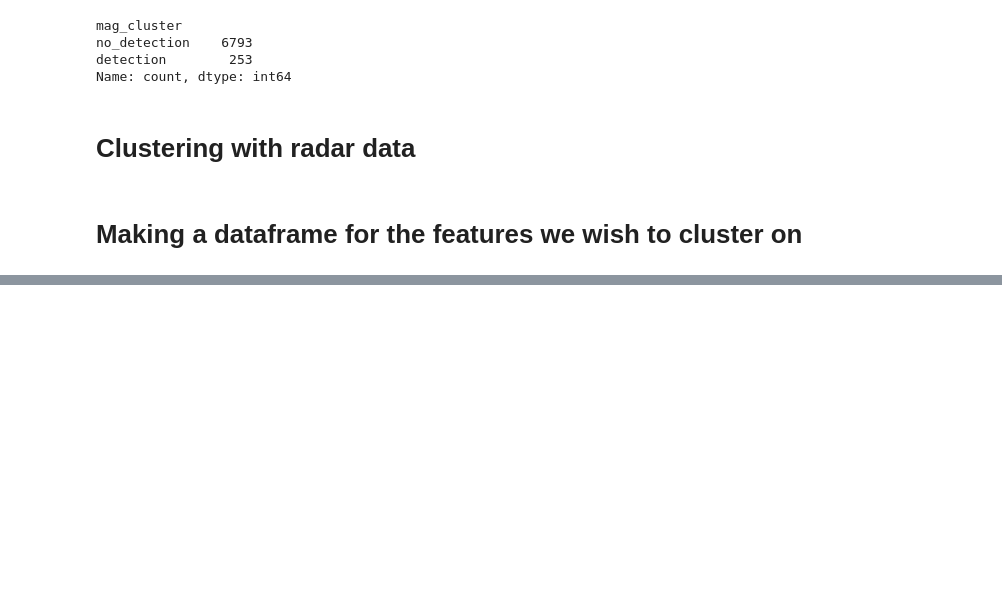
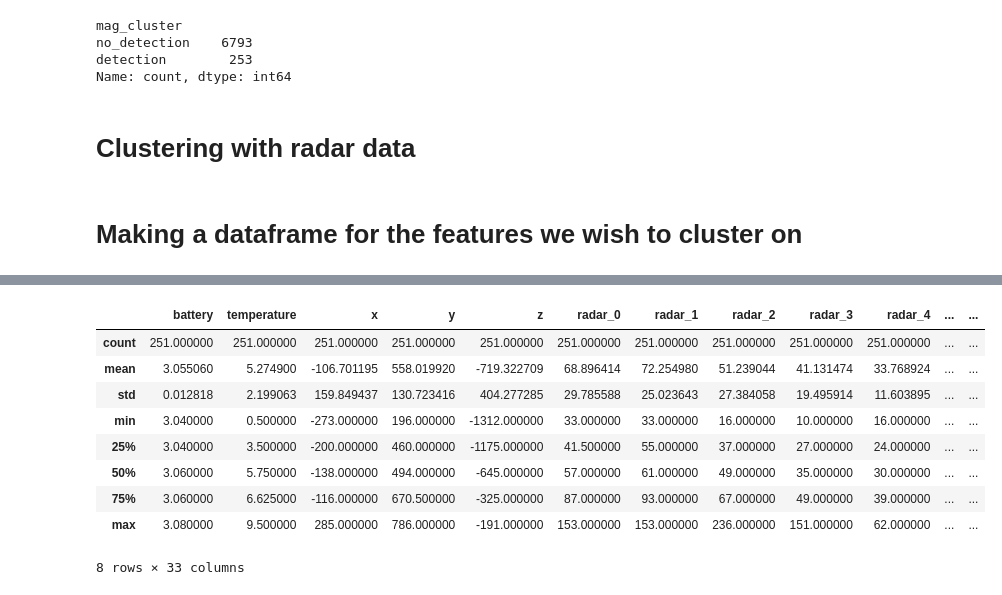
Before and after one commit to annikaijak/2nd_semester_project, a Jupyter notebook: notebooks/eda/EDA_MAG_VS_RAD_clustering.ipynb, the cells around one changed output, grey strips where cells are left out. Cells and saved outputs as stored; diff of their text form; code cells hidden in the pictures; blank space fills up the shorter version.

```diff
--- a/notebooks/eda/EDA_MAG_VS_RAD_clustering.ipynb
+++ b/notebooks/eda/EDA_MAG_VS_RAD_clustering.ipynb
@@ -117,0 +133,13 @@ df_building[(df_building['radar_cluster'] == 1) & (df_building['mag_cluster'] ==
+# %%
+df_isdiff.describe()
+# %% [output]
+|  | battery | temperature | x | y | z | radar_0 | radar_1 | radar_2 | radar_3 | radar_4 | ... | ... |
+| count | 251.000000 | 251.000000 | 251.000000 | 251.000000 | 251.000000 | 251.000000 | 251.000000 | 251.000000 | 251.000000 | 251.000000 | ... | ... |
+| mean | 3.055060 | 5.274900 | -106.701195 | 558.019920 | -719.322709 | 68.896414 | 72.254980 | 51.239044 | 41.131474 | 33.768924 | ... | ... |
+| std | 0.012818 | 2.199063 | 159.849437 | 130.723416 | 404.277285 | 29.785588 | 25.023643 | 27.384058 | 19.495914 | 11.603895 | ... | ... |
+| min | 3.040000 | 0.500000 | -273.000000 | 196.000000 | -1312.000000 | 33.000000 | 33.000000 | 16.000000 | 10.000000 | 16.000000 | ... | ... |
+| 25% | 3.040000 | 3.500000 | -200.000000 | 460.000000 | -1175.000000 | 41.500000 | 55.000000 | 37.000000 | 27.000000 | 24.000000 | ... | ... |
+| 50% | 3.060000 | 5.750000 | -138.000000 | 494.000000 | -645.000000 | 57.000000 | 61.000000 | 49.000000 | 35.000000 | 30.000000 | ... | ... |
+| 75% | 3.060000 | 6.625000 | -116.000000 | 670.500000 | -325.000000 | 87.000000 | 93.000000 | 67.000000 | 49.000000 | 39.000000 | ... | ... |
+| max | 3.080000 | 9.500000 | 285.000000 | 786.000000 | -191.000000 | 153.000000 | 153.000000 | 236.000000 | 151.000000 | 62.000000 | ... | ... |
+8 rows × 33 columns
```
Also changed, not shown: parts of 6 cells of this notebook, 4 other files.
